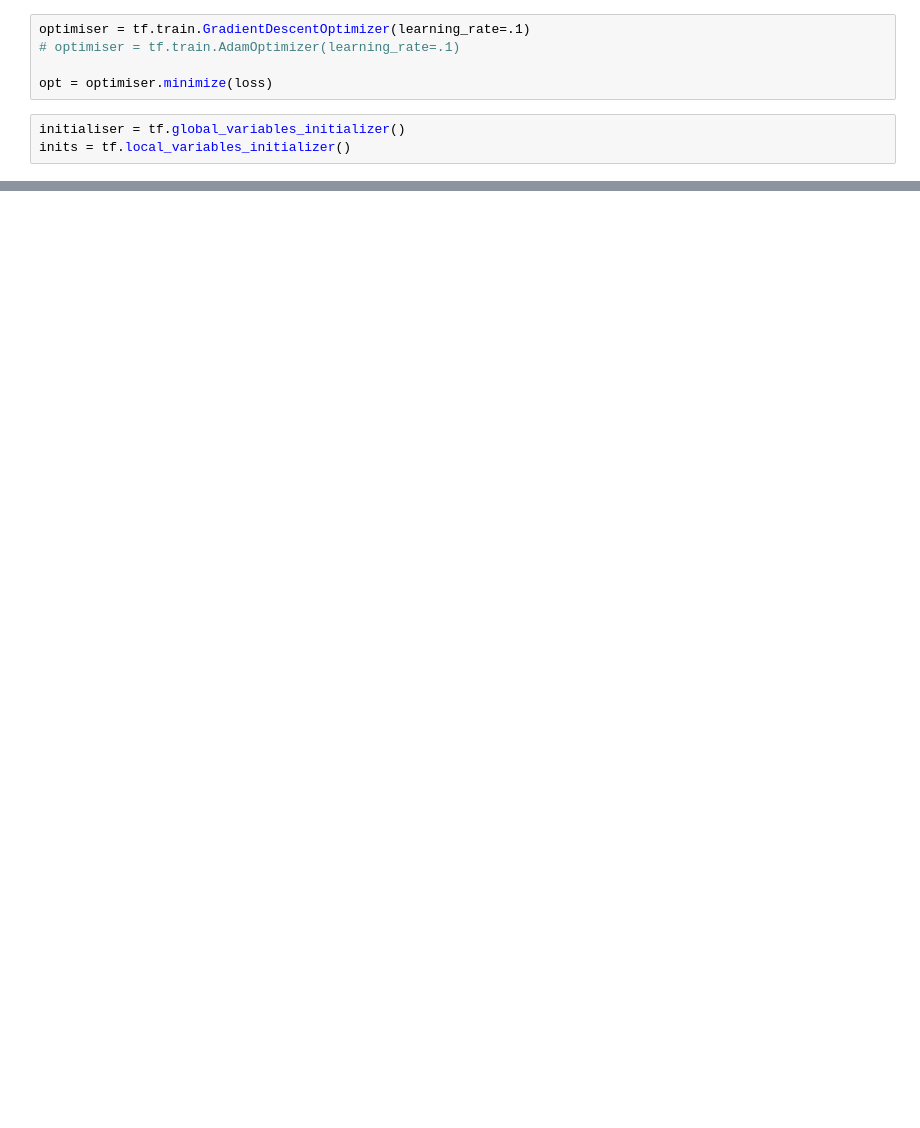
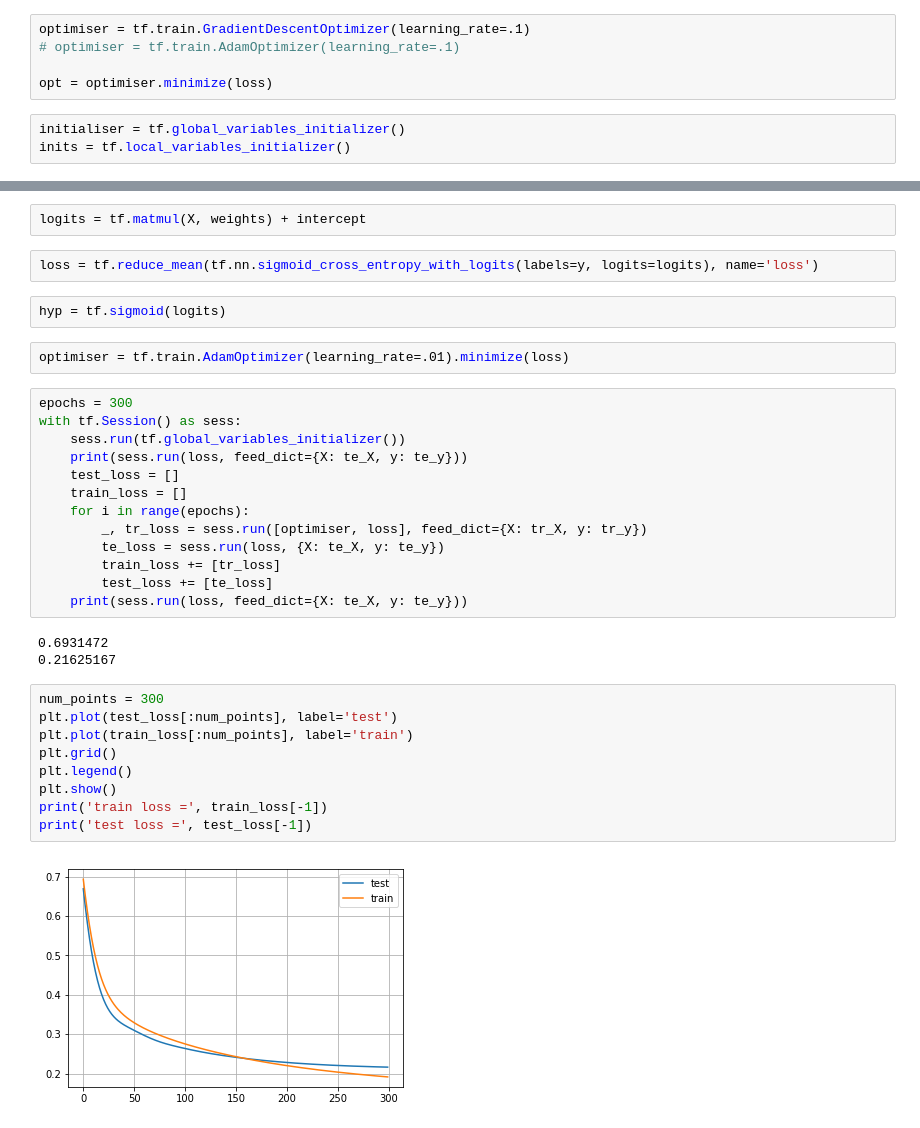
Before and after one commit to frolovconst/AML_labs, a Jupyter notebook: lab9/lab9.ipynb, the cells around one changed output, grey strips where cells are left out. Drawn from its saved outputs; the diff is of its cells as text; blank space fills up the shorter version.

```diff
--- a/lab9/lab9.ipynb
+++ b/lab9/lab9.ipynb
@@ -71,0 +152,35 @@ result
+# %%
+logits = tf.matmul(X, weights) + intercept
+# %%
+loss = tf.reduce_mean(tf.nn.sigmoid_cross_entropy_with_logits(labels=y, logits=logits), name='loss')
+# %%
+hyp = tf.sigmoid(logits)
+# %%
+optimiser = tf.train.AdamOptimizer(learning_rate=.01).minimize(loss)
+# %%
+epochs = 300
+with tf.Session() as sess:
+    sess.run(tf.global_variables_initializer())
+    print(sess.run(loss, feed_dict={X: te_X, y: te_y}))
+    test_loss = []
+    train_loss = []
+    for i in range(epochs):
+        _, tr_loss = sess.run([optimiser, loss], feed_dict={X: tr_X, y: tr_y})
+        te_loss = sess.run(loss, {X: te_X, y: te_y})
+        train_loss += [tr_loss]
+        test_loss += [te_loss]
+    print(sess.run(loss, feed_dict={X: te_X, y: te_y}))
+# %% [output]
+0.6931472
+0.21625167
+# %%
+num_points = 300
+plt.plot(test_loss[:num_points], label='test')
+plt.plot(train_loss[:num_points], label='train')
+plt.grid()
+plt.legend()
+plt.show()
+print('train loss =', train_loss[-1])
+print('test loss =', test_loss[-1])
+# %% [output]
+[figure, added]
```
Also changed, not shown: parts of 30 cells of this notebook, 1 other file.
